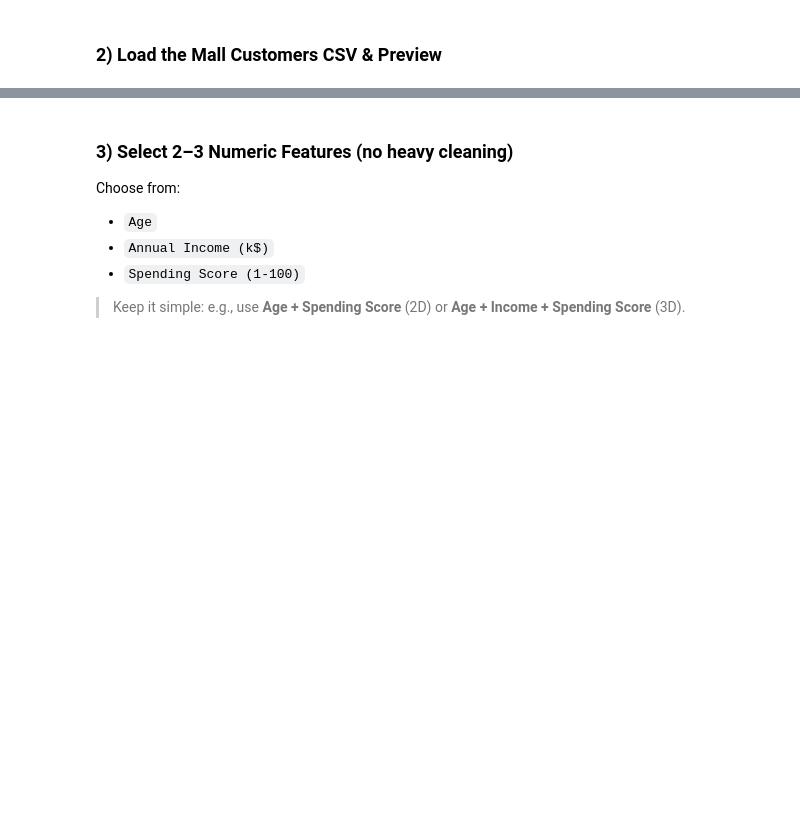
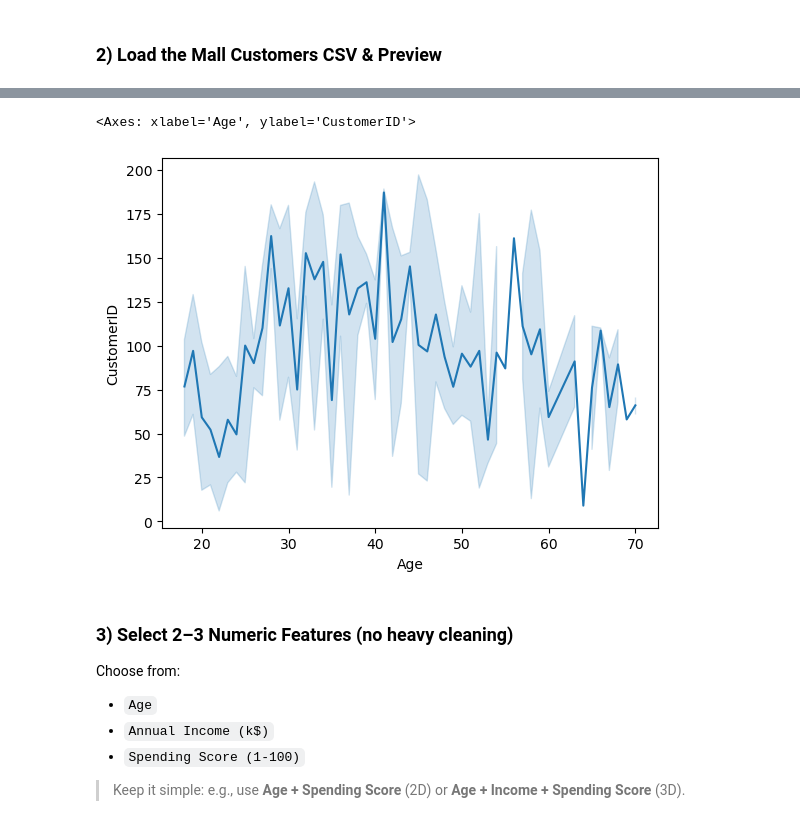
Before and after one commit to ro-the-creator/DA2025_Lectures, a Jupyter notebook: Mod6/CodeAssignments/Mod6L16_CodeAssignment_STUDENT.ipynb, the cells around one changed output, grey strips where cells are left out. Saved outputs shown, nothing was run; the diff lists cells and outputs as text; code cells hidden in the pictures; blank space fills up the shorter version.

```diff
--- a/Mod6/CodeAssignments/Mod6L16_CodeAssignment_STUDENT.ipynb
+++ b/Mod6/CodeAssignments/Mod6L16_CodeAssignment_STUDENT.ipynb
@@ -41,0 +45,4 @@ None
+# %%
+path = '../data/Mall_Customers.csv'
+df = pd.read_csv(path)
+df
@@ -42,3 +121,8 @@ None
+# %%
+sns.lineplot(df, x='Age', y='CustomerID')
+# %% [output]
+<Axes: xlabel='Age', ylabel='CustomerID'>
+[figure, added]
 # %% [markdown]
 ### 3) Select **2–3 Numeric Features** (no heavy cleaning)
 Choose from:
```
Also changed, not shown: parts of 6 cells of this notebook, 2 other files.
